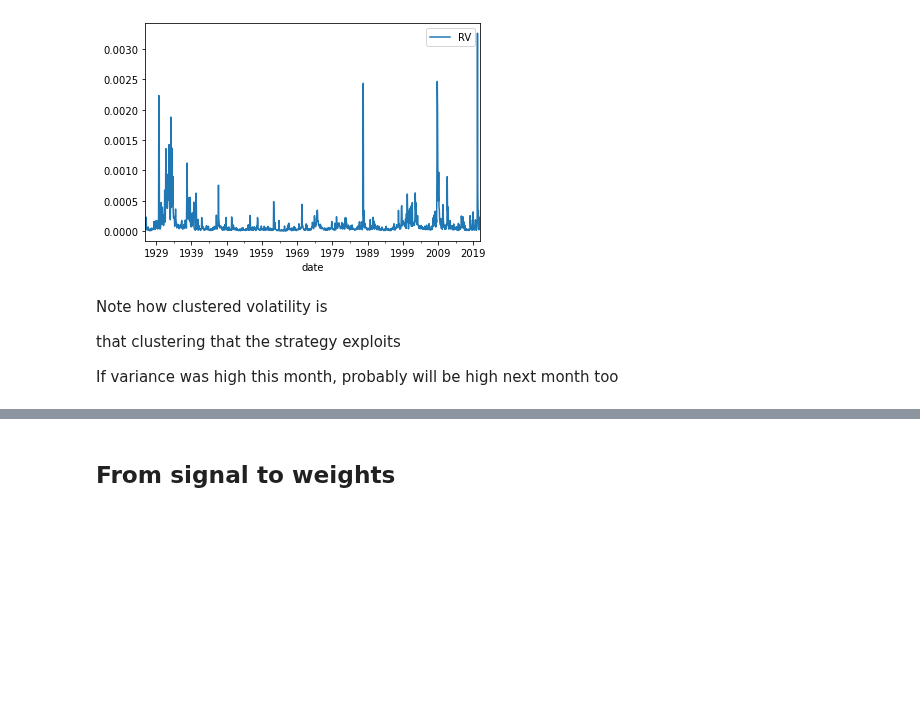
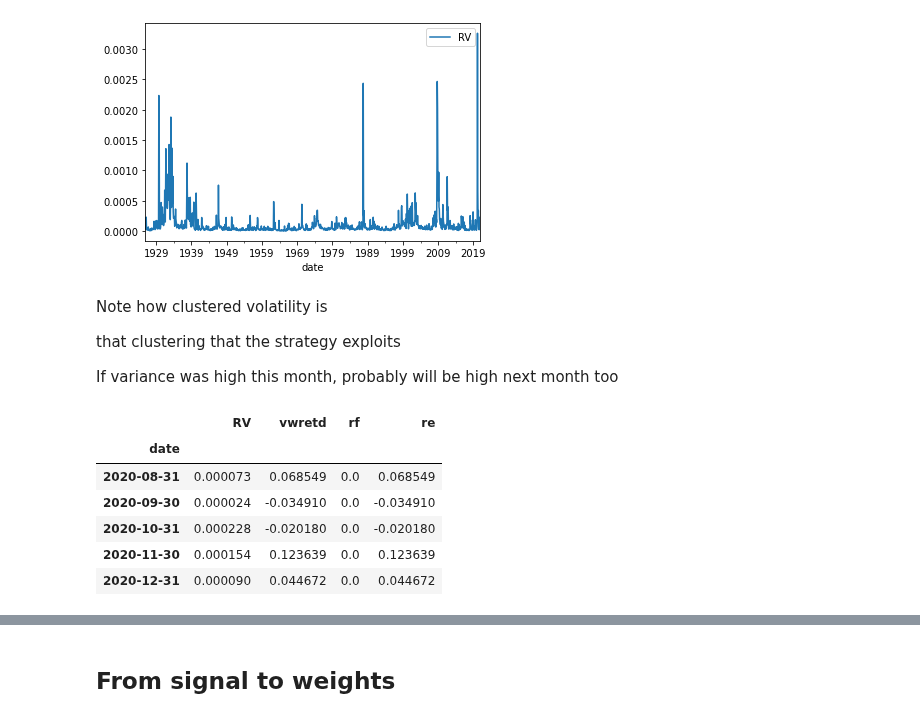
Before and after one commit to jdp9675/UG54, a Jupyter notebook: chapters/Finance/Volatilitytiming.ipynb, the cells around one changed output, grey strips where cells are left out. Drawn from its saved outputs; the diff is of its cells as text; code cells hidden in the pictures; blank space fills up the shorter version.

```diff
--- a/chapters/Finance/Volatilitytiming.ipynb
+++ b/chapters/Finance/Volatilitytiming.ipynb
@@ -137,3 +112,24 @@ Note how clustered volatility is
 that clustering that the strategy exploits
 
 If variance was high this month, probably will be high next month too
+# %%
+# aggregate daily returns to monthly returns
+Ret=(1+daily).groupby(endofmonth).prod()-1
+# rename columns to clarify
+# Merge Ret (monthly return) with RV (realized variance and weights)
+df=RV.merge(Ret,how='left',left_index=True,right_index=True)
+# construct excess returns
+df['re']=df['vwretd']-df['rf']
+
+# lag RV by one month
+df['RV']=df['RV'].shift(1)
+
+df.tail()
+# %% [output]
+|  | RV | vwretd | rf | re |
+| date |  |  |  |  |
+| 2020-08-31 | 0.000073 | 0.068549 | 0.0 | 0.068549 |
+| 2020-09-30 | 0.000024 | -0.034910 | 0.0 | -0.034910 |
+| 2020-10-31 | 0.000228 | -0.020180 | 0.0 | -0.020180 |
+| 2020-11-30 | 0.000154 | 0.123639 | 0.0 | 0.123639 |
+| 2020-12-31 | 0.000090 | 0.044672 | 0.0 | 0.044672 |
```
Also changed, not shown: parts of 17 cells of this notebook.
